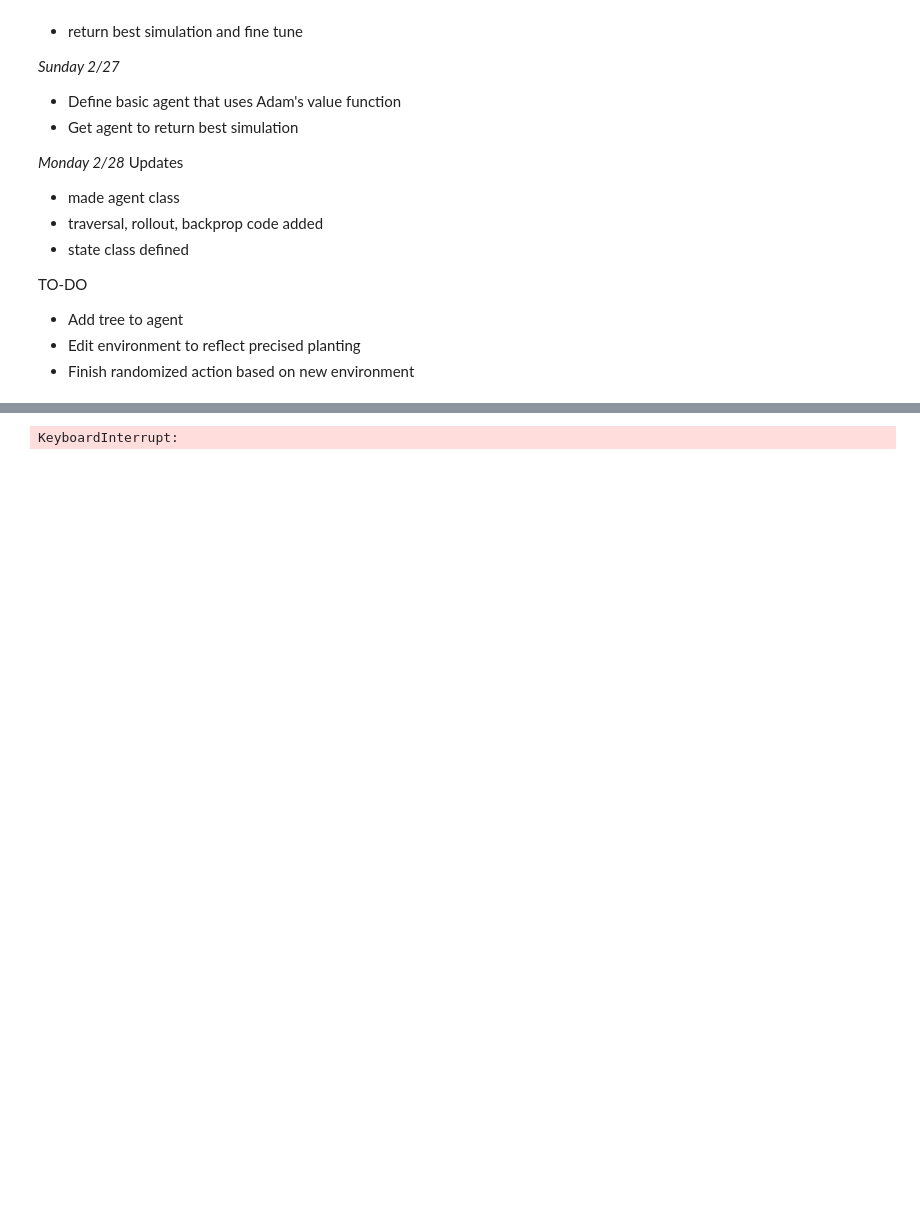
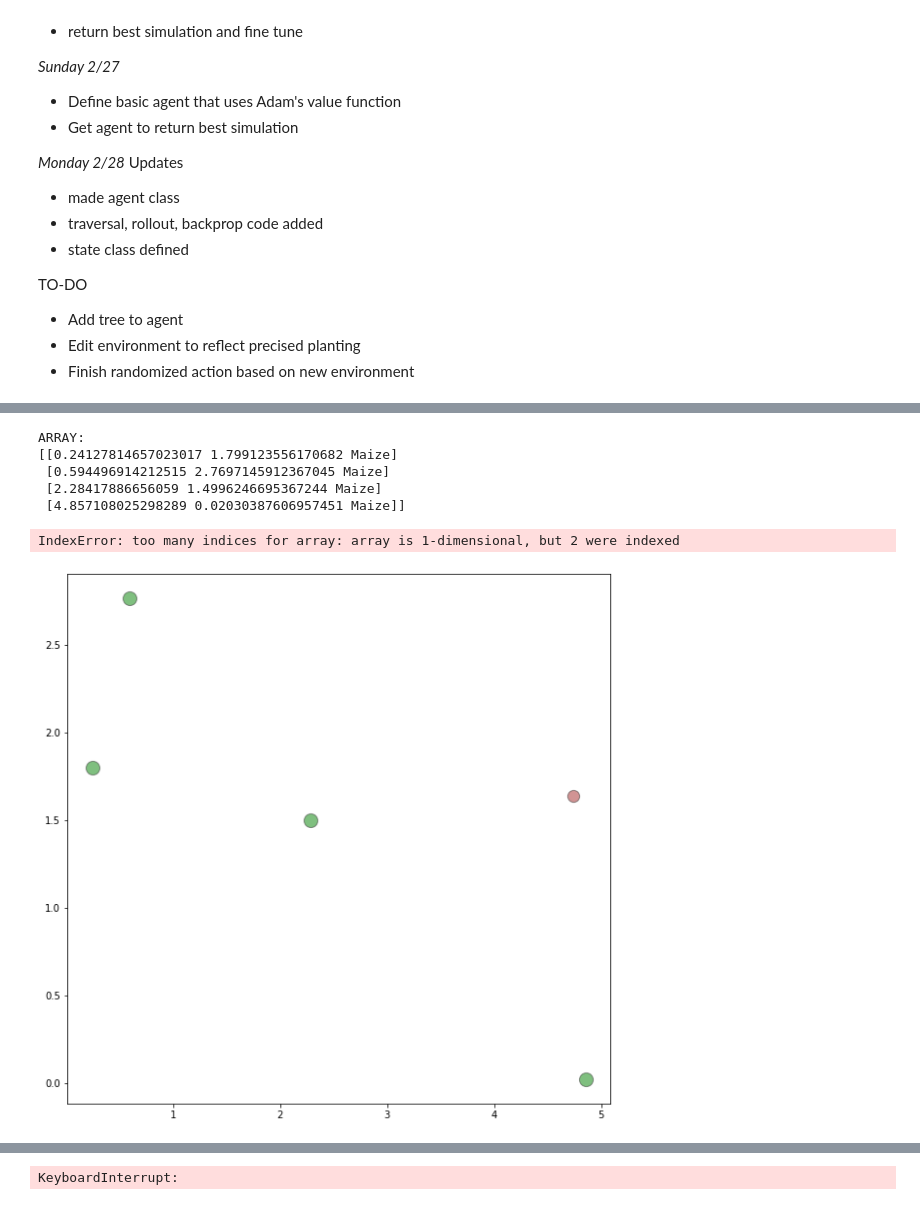
Before and after one commit to adamstreed/agroecology-basic, a Jupyter notebook: mcts_agent.ipynb, the cells around one changed output, grey strips where cells are left out. Cells and saved outputs as stored; diff of their text form; code cells hidden in the pictures; blank space fills up the shorter version.

Commit message:
mcts agent working

```diff
--- a/mcts_agent.ipynb
+++ b/mcts_agent.ipynb
@@ -123,18 +133,20 @@ class MCTS_Agent:
 # %%
 class state:
-    def __init__(self, action, pred, reward, term, root):
-        self.action = action # action on field
+    def __init__(self, field, action, pred, term, root):
+        self.field  = field
+        self.action=action
         self.parent = pred # previous state
-        self.reward = reward # reward from field
+        self.reward = -1
         self.terminal =  term # is terminal node
         self.children = [] # explored children
         self.is_root = root
 
         # calculating heuristic
+        self.ucb = -1
         self.val = 0 # value of a node i (total yield)
         self.avg = 0 # empirical mean of a node i
         self.c = 0.1 # constant for UCB: range is 0-1, experiment w different values
-        self.t = 1 # total number of simulations
+        self.t = 0 # total number of simulations
         # may need to add more data members
 
     def set_term(self, bool):
@@ -143,11 +155,12 @@ class state:
     def add_child(self,state):
         self.children.append(state)
 
+    def set_ucb(self):
+        if self.is_root:
+            self.ucb = self.val/self.t
+        self.ucb = self.calc_avg() + self.c* math.sqrt(math.log(self.parent.t)/self.t)
     def get_ucb(self):
-        if self.is_root:
-            return self.val/self.t
-        return self.val/self.t + self.c* math.sqrt(math.log(self.parent.t)/self.t)
-
+        return self.ucb
     def get_reward(self):
         return self.val
 
@@ -552,9 +571,14 @@ class Field(gym.Env):
 # %%
 field = Field()
 field.reset()
-test = MCTS_Agent(state(field, [], None, False, True), field, 500)
-test.mcts_traversal()
+#(self, field, action, pred, term, root):
+root = state(field, [], None, False, True)
 
-actions = test.get_best_path()
-print(actions)
+print(field.field)
+
+#mcts self, root, field, simulations, limit=10):
+test = MCTS_Agent(root, field, 500)
+path = test.mcts()
+
+print(path)
 # %% [output]
@@ -561,0 +602,14 @@ print(actions)
+# %%
+bestField = Field()
+bestField.reset()
+for p in path:
+    observation, r, cont, _ = bestField.step(p.action)
+bestField.render()
+# %% [output]
+ARRAY:
+[[0.24127814657023017 1.799123556170682 Maize]
+ [0.594496914212515 2.7697145912367045 Maize]
+ [2.28417886656059 1.4996246695367244 Maize]
+ [4.857108025298289 0.02030387606957451 Maize]]
+IndexError: too many indices for array: array is 1-dimensional, but 2 were indexed
+[figure, added]
```
Also changed, not shown: parts of 7 cells of this notebook.
